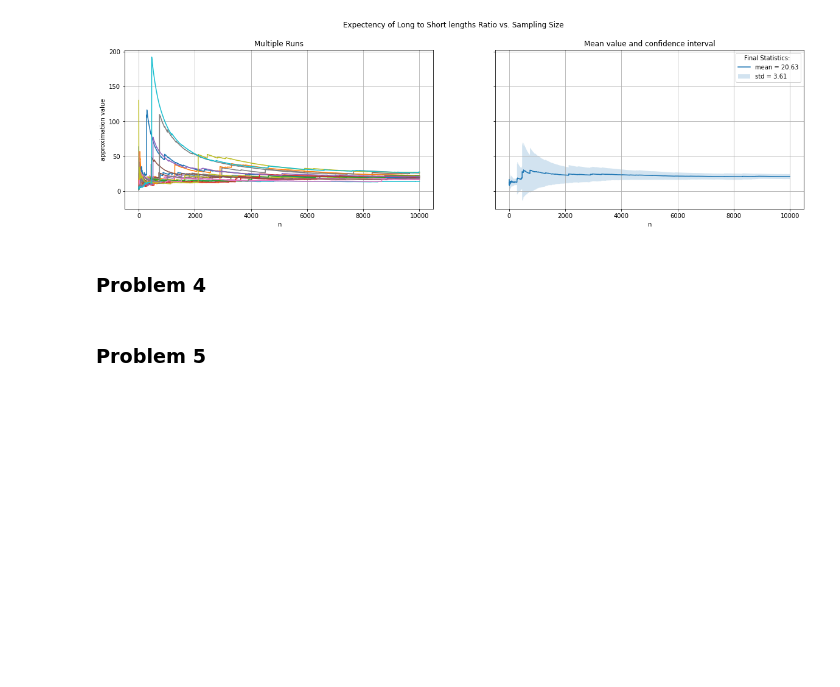
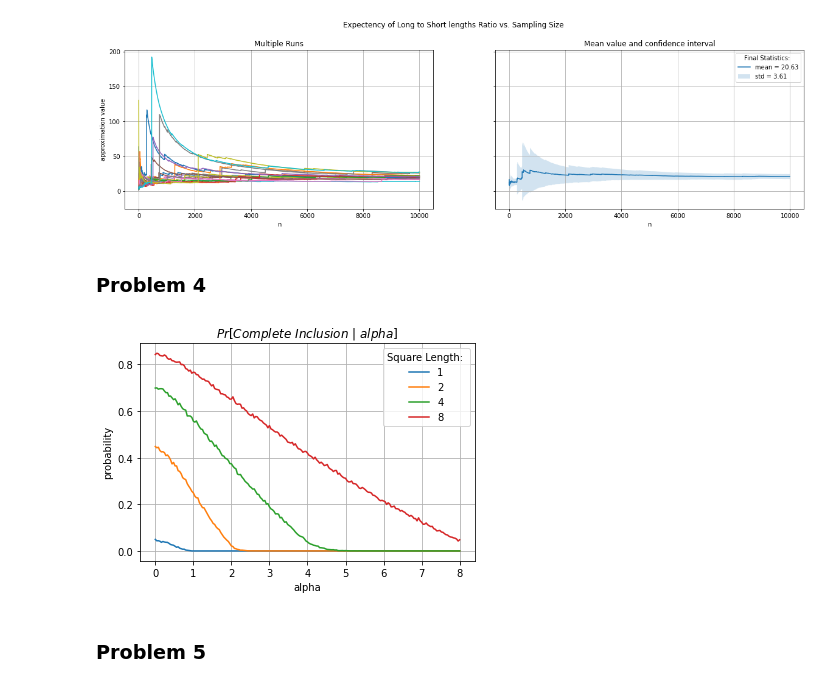
Before and after one commit to MohsenGhodrati/Homeworks, a Jupyter notebook: Applied Stochastic Processes - Spring 2022.ipynb, the cells around one changed output. Cells and saved outputs as stored; diff of their text form; code cells hidden in the pictures; blank space fills up the shorter version.

```diff
--- a/Applied Stochastic Processes - Spring 2022.ipynb
+++ b/Applied Stochastic Processes - Spring 2022.ipynb
@@ -110,5 +110,35 @@ plt.show()
 [figure]
 # %% [markdown]
 ### Problem 4
+# %%
+T = 10000
+
+for l in 2 ** np.arange(4):
+    results = []
+    for alpha in np.linspace(EPSILON, 8, 201):
+        x_center = np.random.rand(T) * l
+        y_center = np.random.rand(T) * l
+        theta = np.random.rand(T) * np.pi
+        cos_theta_square = np.cos(theta) ** 2
+        sin_theta_square = np.sin(theta) ** 2
+        y_max_length = np.sqrt(cos_theta_square + (alpha ** 2) * sin_theta_square) / 2
+        x_max_length = np.sqrt(sin_theta_square + (alpha ** 2) * cos_theta_square) / 2
+        results.append(np.count_nonzero(
+            (x_center - x_max_length > 0) &
+            (x_center + x_max_length < l) &
+            (y_center - y_max_length > 0) &
+            (y_center + y_max_length < l)
+        ) / T)
+
+    plt.plot(np.linspace(EPSILON, 8, 201), results, label=str(l))
+
+plt.legend(title='Square Length: ')
+plt.grid()
+plt.title(r"$Pr[Complete\ Inclusion\ |\ alpha]$")
+plt.xlabel('alpha')
+plt.ylabel('probability')
+plt.show()
+# %% [output]
+[figure, added]
 # %% [markdown]
 ### Problem 5
```
Also changed, not shown: parts of 1 cell of this notebook.
